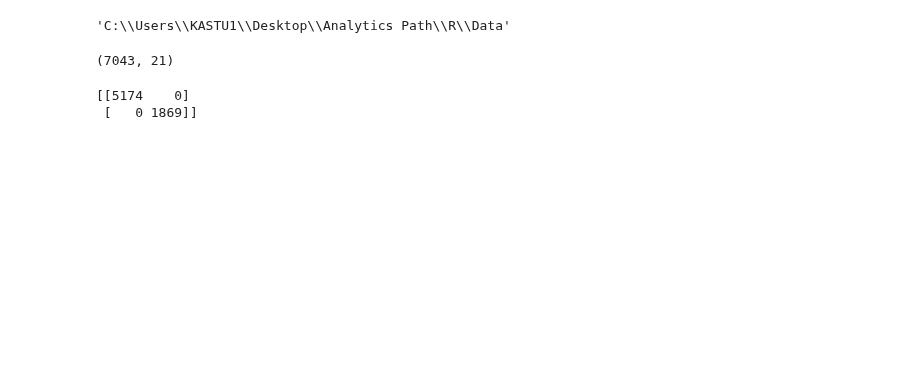
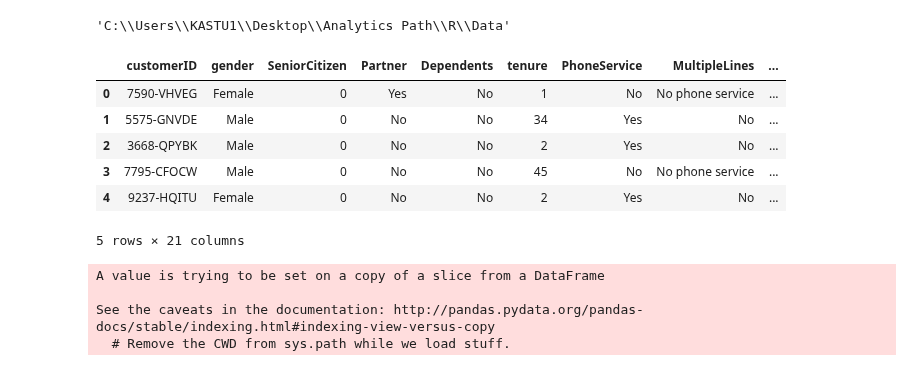
Before and after one commit to nov012017/Code, a Jupyter notebook: Python/Kaggle/TELCO/Telco_Final.ipynb, the cells around one changed output. Saved outputs shown, nothing was run; the diff lists cells and outputs as text; code cells hidden in the pictures; blank space fills up the shorter version.

```diff
--- a/Python/Kaggle/TELCO/Telco_Final.ipynb
+++ b/Python/Kaggle/TELCO/Telco_Final.ipynb
@@ -21,15 +21,15 @@ os.chdir('C:\\Users\\KASTU1\\Desktop\\Analytics Path\\R\\Data')
 # %%
 churn=pd.read_csv("Teleco_Cust_Attr_1.csv",sep=',')
 # %%
-churn.shape
+churn.head()
 # %% [output]
+|  | customerID | gender | SeniorCitizen | Partner | Dependents | tenure | PhoneService | MultipleLines | ... |
+| 0 | 7590-VHVEG | Female | 0 | Yes | No | 1 | No | No phone service | ... |
+| 1 | 5575-GNVDE | Male | 0 | No | No | 34 | Yes | No | ... |
+| 2 | 3668-QPYBK | Male | 0 | No | No | 2 | Yes | No | ... |
+| 3 | 7795-CFOCW | Male | 0 | No | No | 45 | No | No phone service | ... |
+| 4 | 9237-HQITU | Female | 0 | No | No | 2 | Yes | No | ... |
-(7043, 21)
+5 rows × 21 columns
-# %%
-cm_train=confusion_matrix(churn['Churn'],churn['Churn'])
-print(cm_train)
-# %% [output]
-[[5174    0]
- [   0 1869]]
 # %%
 ## Data Type Conversion
 churn["SeniorCitizen"]=churn["SeniorCitizen"].astype(object)
@@ -47,3 +54,19 @@ churn.loc[churn.MultipleLines=="No phone service","MultipleLines"]="No"
 churn.drop("customerID", axis = 1, inplace=True)
 churn.drop("gender",axis=1,inplace=True)
 #churn.drop("PhoneService",axis=1,inplace=True)
+# %%
+churn['plan']='99999999'
+for i in range(len(churn)):
+    a=churn['MultipleLines'][i]
+    c=churn['OnlineSecurity'][i]
+    d=churn['OnlineBackup'][i]
+    e=churn['DeviceProtection'][i]
+    f=churn['TechSupport'][i]
+    g=churn['StreamingTV'][i]
+    h=churn['StreamingMovies'][i]
+    churn['plan'][i]=str(a)+str(c)+str(d)+str(e)+str(f)+str(g)+str(h)
+# %% [output]
+A value is trying to be set on a copy of a slice from a DataFrame
+
+See the caveats in the documentation: http://pandas.pydata.org/pandas-docs/stable/indexing.html#indexing-view-versus-copy
+  # Remove the CWD from sys.path while we load stuff.
```
Also changed, not shown: parts of 25 cells of this notebook, 1 other file.
